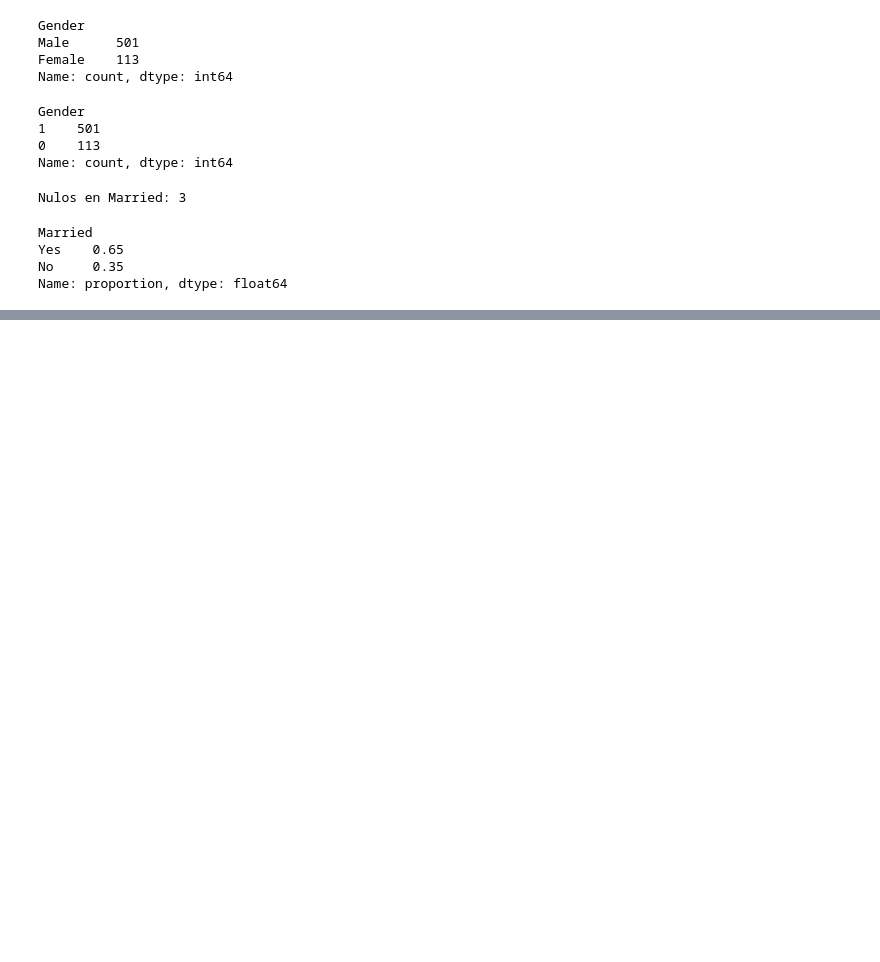
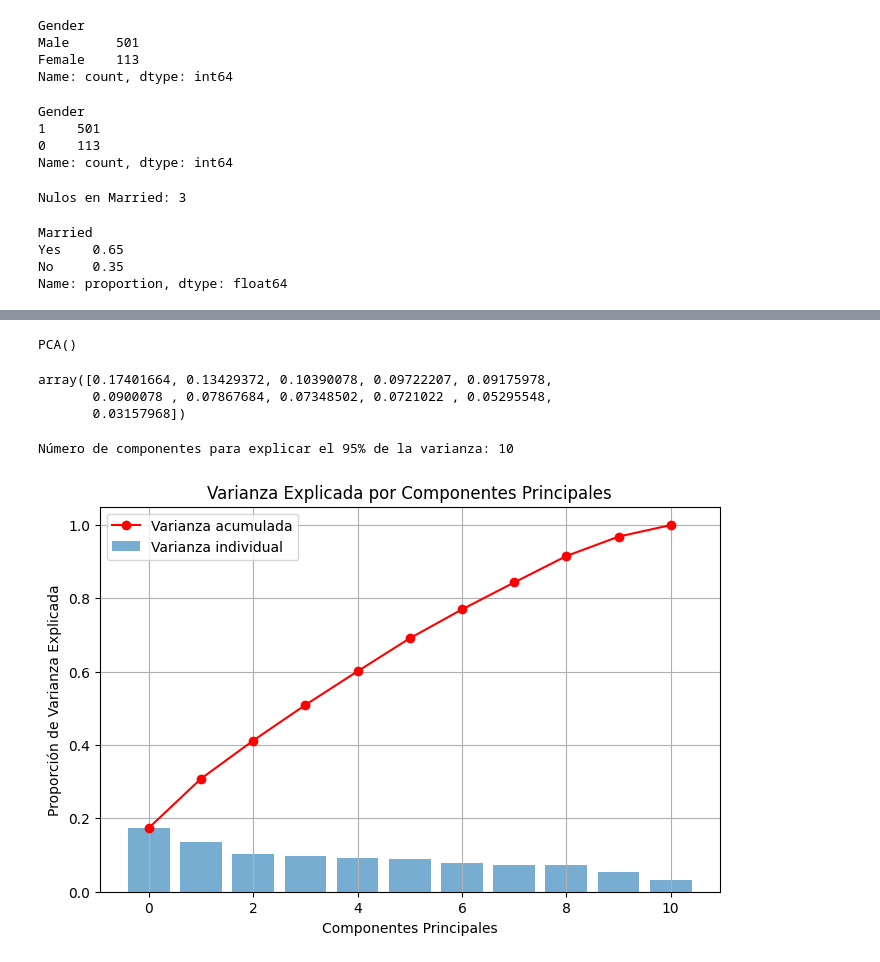
Before and after one commit to arangoluis94/bank-loan-pca, a Jupyter notebook: bank-loan-pca.ipynb, the cells around one changed output, grey strips where cells are left out. Cells and saved outputs as stored; diff of their text form; code cells hidden in the pictures; blank space fills up the shorter version.

Commit message:
10 componentes principales bank loan

```diff
--- a/bank-loan-pca.ipynb
+++ b/bank-loan-pca.ipynb
@@ -227,0 +669,44 @@ memory usage: 62.5+ KB
+# %%
+# Variables independientes (todas menos 'Loan_Status')
+X = df_bank_fixed.drop('Loan_Status', axis=1)
+
+# Variable dependiente (aunque no se usa en PCA, la guardamos para después)
+y = df_bank_fixed['Loan_Status']
+# %%
+# Estandarizar las características (media = 0, varianza = 1)
+scaler = StandardScaler()
+X_scaled = scaler.fit_transform(X)
+# %%
+# Inicializar PCA sin número fijo de componentes (para ver explicación de varianza)
+pca = PCA()
+pca.fit(X_scaled)
+# %% [output]
+PCA()
+# %%
+# Obtener la varianza explicada por cada componente
+explained_variance = pca.explained_variance_ratio_
+explained_variance
+# %% [output]
+array([0.17401664, 0.13429372, 0.10390078, 0.09722207, 0.09175978,
+       0.0900078 , 0.07867684, 0.07348502, 0.0721022 , 0.05295548,
+       0.03157968])
+# %%
+pca_95 = PCA(n_components=0.95)
+X_pca_95 = pca_95.fit_transform(X_scaled)
+
+print("Número de componentes para explicar el 95% de la varianza:", pca_95.n_components_)
+# %% [output]
+Número de componentes para explicar el 95% de la varianza: 10
+# %%
+# Graficar la varianza explicada acumulada
+plt.figure(figsize=(8,5))
+plt.bar(range(11), explained_variance, alpha=0.6, label='Varianza individual')
+plt.plot(range(11), np.cumsum(explained_variance), 'r-o', label='Varianza acumulada')
+plt.xlabel('Componentes Principales')
+plt.ylabel('Proporción de Varianza Explicada')
+plt.title('Varianza Explicada por Componentes Principales')
+plt.legend()
+plt.grid(True)
+plt.show()
+# %% [output]
+[figure, added]
```
Also changed, not shown: parts of 59 cells of this notebook.
